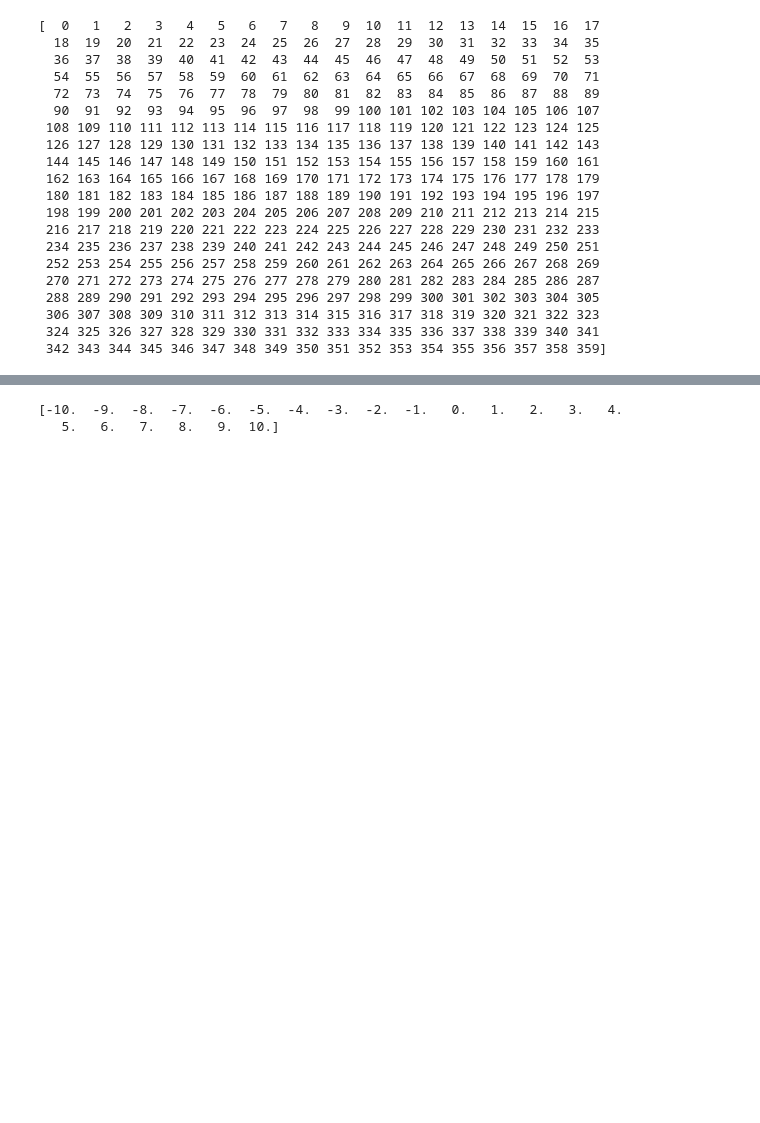
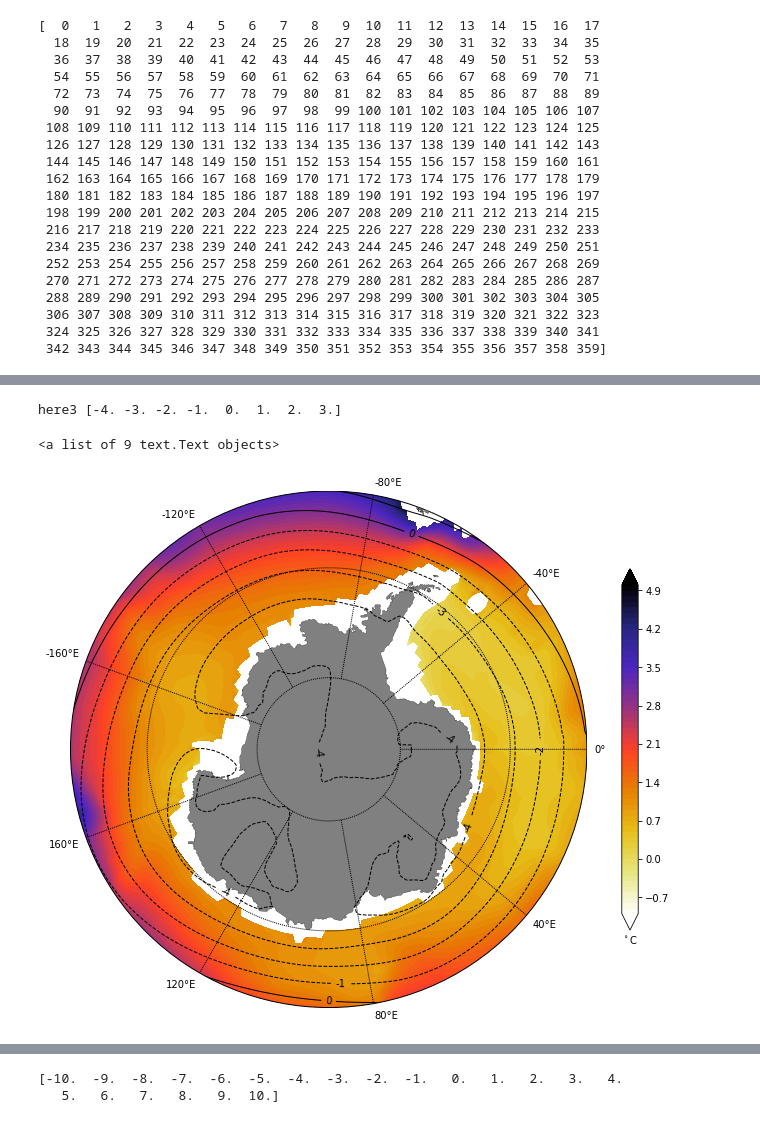
Before and after one commit to PaulSpence/pre21_notebooks, a Jupyter notebook: ASF_Review_Fig.ipynb, the cells around one changed output, grey strips where cells are left out. Saved outputs shown, nothing was run; the diff lists cells and outputs as text; code cells hidden in the pictures; blank space fills up the shorter version.

```diff
--- a/ASF_Review_Fig.ipynb
+++ b/ASF_Review_Fig.ipynb
@@ -357,3 +415,36 @@ print cmip_lon
+# %%
+plt.figure(figsize(12.5,9.5))
+x_formatter = matplotlib.ticker.ScalarFormatter(useOffset=False)
+#plt.suptitle('Wind Stress')
+
+clev = np.arange(-1,5.1,.1)
+
+plt.subplot(1,1,1)
+map = Basemap(projection='spstere',boundinglat=-55,lon_0=90,resolution='l',round=True)
+map.drawcoastlines(linewidth=0.25)
+map.fillcontinents(color='gray',lake_color='gray')
+# draw parallels and meridians.
+map.drawparallels(np.arange(-80.,81.,15.))
+map.drawmeridians(np.arange(-160.,181.,40.),labels=[True,True,True,True])
+cmip_lon_n,cmip_lat_n=np.meshgrid(cmip_lon_2,cmip_lat)
+X, Y = map(cmip_lon_n,cmip_lat_n)
+X.shape
+p1=map.contourf(X,Y,thetao_hist_2[:,:,24]-273.13, cmap=plt.cm.CMRmap_r, levels=clev, extend='both') #CMRmap_r, gist_stern_r
+cb=plt.colorbar(orientation='vertical',shrink = 0.7)
+cb.ax.set_xlabel('$^\circ$C')
+
+clev3 = np.linspace(-10,10,21)
+cs=map.contour(X,Y,slp_rcp85_diff_hist_2[:,:]/100,levels=clev3,colors='k',linewidths=1)
+print 'here3', cs.levels
+plt.clabel(cs,cs.levels[0:5], fmt="%1.0f", fontsize=10)
+
+#clev3 = np.arange(0,5000,1000)
+#map.contour(X,Y,ht,levels=clev3,colors='k',linewidths=1)
+#plt.title('Control Zonal Wind Stress')
+# %% [output]
+here3 [-4. -3. -2. -1.  0.  1.  2.  3.]
+<a list of 9 text.Text objects>
+[figure, added]
 # %%
 plt.figure(figsize(12.5,9.5))
 x_formatter = matplotlib.ticker.ScalarFormatter(useOffset=False)
```
Also changed, not shown: parts of 15 cells of this notebook, 9 other files.
